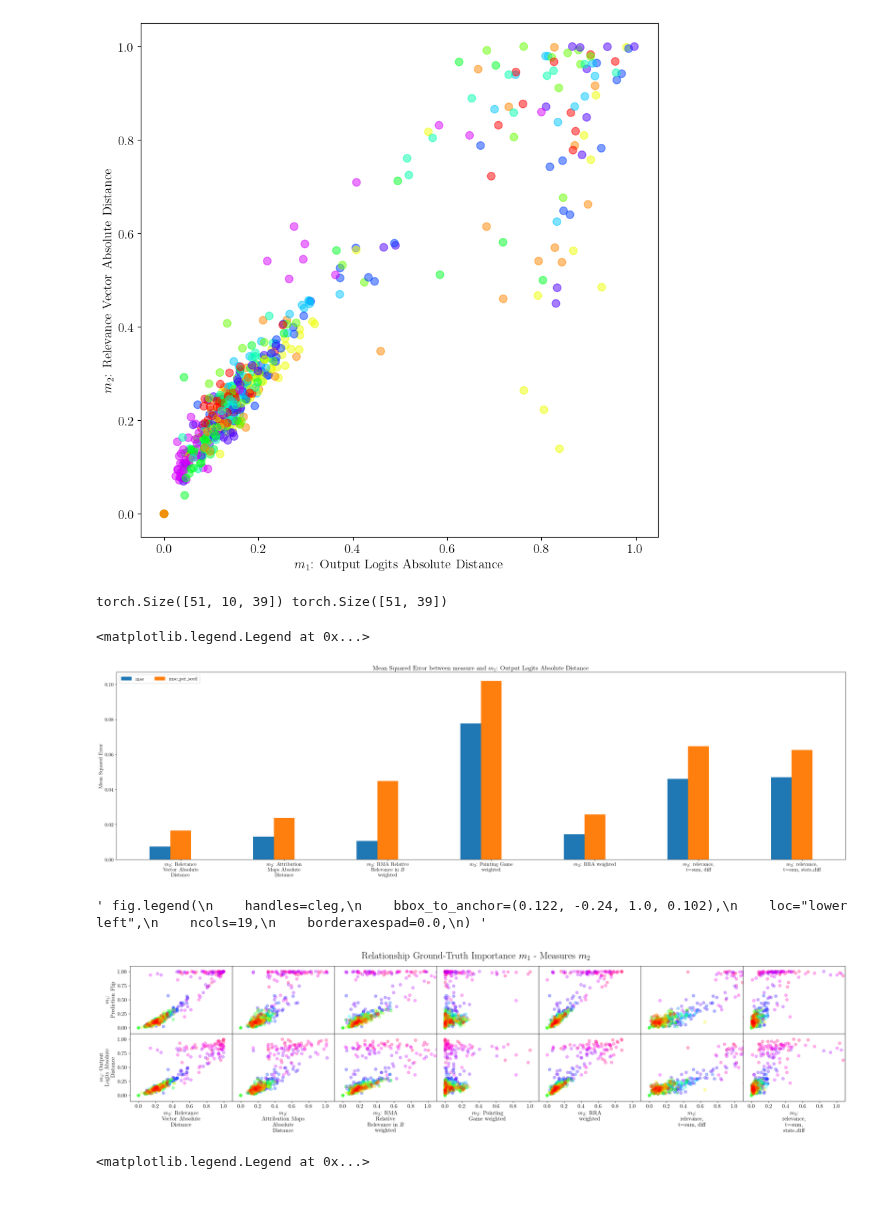
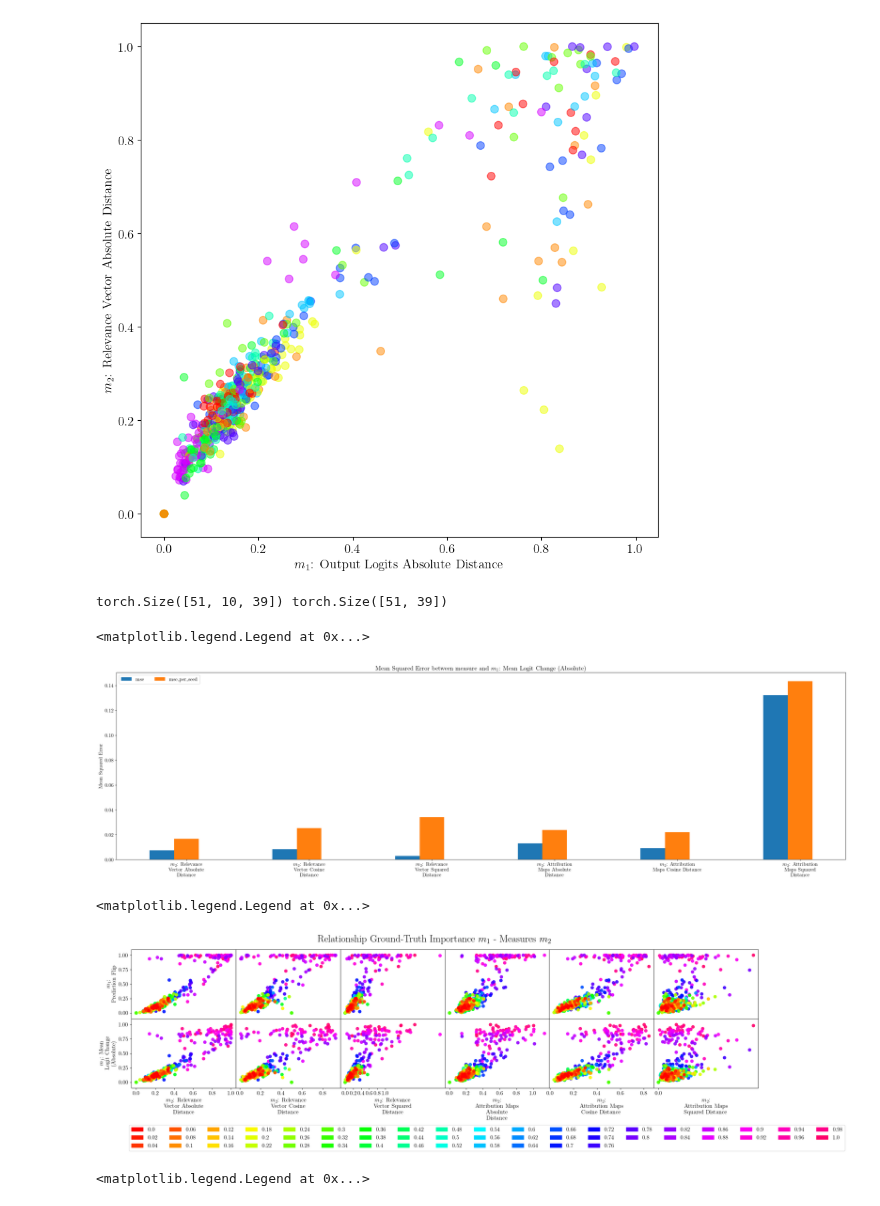
Before and after one commit to lillijo/xai-evaluation-master-thesis, a Jupyter notebook: experiments/compare_measures.ipynb, the cells around one changed output. Cells and saved outputs as stored; diff of their text form; code cells hidden in the pictures.

```diff
--- a/experiments/compare_measures.ipynb
+++ b/experiments/compare_measures.ipynb
@@ -80,10 +82,10 @@ ALL_MEASURES = [
 
 NAME_DICT = {
     "m1_phi": "$m_1$: Prediction Flip",
-    "m1_mlc_abs": "$m_1$: Output Logits Absolute Distance",
-    "m1_mlc_cosine": "$m_1$: Output Logits Cosine Distance",
+    "m1_mlc_abs": "$m_1$: Mean Logit Change (Absolute)",
+    "m1_mlc_cosine": "$m_1$: Mean Logit Change (Cosine)",
     "m1_mlc_euclid": "$m_1$: Output Logits Euclidean Distance (= Absolute Distance) ",
-    "m1_mlc_l2square": "$m_1$: Output Logits Squared ",
+    "m1_mlc_l2square": "$m_1$: Mean Logit Change (Squared) ",
     "m2_rel_abs": "$m_2$: Relevance Vector Absolute Distance",
     "m2_rel_cosine": "$m_2$: Relevance Vector Cosine Distance",
     "m2_rel_euclid": "$m_2$: Relevance Vector Euclidean",
@@ -827,18 +857,18 @@ m1s = [
 
 m2s = [
     "m2_rel_abs",
-    #"m2_rel_cosine",
+    "m2_rel_cosine",
     #"m2_rel_euclid",
-    #"m2_rel_l2square",
+    "m2_rel_l2square",
     "m2_mac_abs",
     #"m2_mac_euclid",
-    #"m2_mac_cosine",
-    #"m2_mac_l2square",
-    "m2_rma",
+    "m2_mac_cosine",
+    "m2_mac_l2square",
+    #"m2_rma",
     #"m2_rma_unweighted",
-    "m2_pg_weighted",
+    #"m2_pg_weighted",
     #"m2_pg_unweighted",
-    "m2_rra_weighted",
+    #"m2_rra_weighted",
     #"m2_rra_unweighted",
     #"m2_Rel_max_diff",
     #"m2_Rel_max_m_rels",
@@ -848,10 +878,10 @@ m2s = [
     #"m2_Act_max_m_rels",
     #"m2_Act_max_stats",
     #"m2_Act_max_stats_diff",
-    "m2_Rel_sum_diff",
+    #"m2_Rel_sum_diff",
     #"m2_Rel_sum_m_rels",
     #"m2_Rel_sum_stats",
-    "m2_Rel_sum_stats_diff",
+    #"m2_Rel_sum_stats_diff",
     #"m2_Act_sum_diff",
     #"m2_Act_sum_m_rels",
     #"m2_Act_sum_stats",
@@ -888,6 +918,7 @@ for_plot = {
     "mse_per_seed": [],
     "weighted_mse_per_seed": [],
 }
+
 per_rho = torch.mean(perseed_all, dim=(1))  # filtered
 per_seed = perseed_all
 print(per_seed.shape, per_rho.shape)
@@ -896,12 +927,12 @@ m1_phi_vals = per_rho[:, m1_index]
 m1_phi_valsps = per_seed[:, :, m1_index]
 for measure in m2s:
     mk = ALL_MEASURES.index(measure)
-    vals = per_rho[:, mk]  # / per_rho[:, mk].max()
+    vals = per_rho[:, mk]  #/ per_rho[:, mk].max()
 
-    if measure == "m2_mac_l2square":
+    """ if measure == "m2_mac_l2square":
         vals = vals / perseed_all[:, :, mk].max()
     if measure == "m2_mac_euclid":
-        vals = vals / perseed_all[:, :, mk].max()
+        vals = vals / perseed_all[:, :, mk].max() """
 
     mses[measure] = {
         "mse": mse(m1_phi_vals, vals),
@@ -943,7 +974,7 @@ ax.legend(loc="upper left", ncols=4)
 # %% [output]
 torch.Size([51, 10, 39]) torch.Size([51, 39])
 <matplotlib.legend.Legend at 0x...>
-[figure, old version]
+[figure, new version]
 # %%
 import matplotlib.patches as mpatches
 
@@ -961,41 +992,41 @@ fig, axs = plt.subplots(
 fig.suptitle("Relationship Ground-Truth Importance $m_1$ - Measures $m_2$",x=0.5, y=0.96, size=24 )
 
 for m1i, m1 in enumerate(m1s):
     for m2i, m2 in enumerate(m2s):
         m1_index = ALL_MEASURES.index(m1)
         m1_label = NAME_DICT[m1]
         m2_index = ALL_MEASURES.index(m2)
         m2_label = NAME_DICT[m2]
         m1_val = perseed_all[:, :, m1_index].flatten()  # .flatten() #
         m2_val = perseed_all[:, :, m2_index].flatten()  # .flatten() #
-        if m2 == "m2_mac_l2square":
+        """ if m2 == "m2_mac_l2square":
             m2_val = m2_val / perseed_all[:, :,m2_index].max()
         if m2 == "m2_mac_euclid":
-            m2_val = m2_val / perseed_all[:, :,m2_index].max()
+            m2_val = m2_val / perseed_all[:, :,m2_index].max()  """
         axs[m1i, m2i].set_ylim([-0.1, 1.1])
-        axs[m1i, m2i].set_xlim([-0.1, 1.1])
+        #axs[m1i, m2i].set_xlim([-0.1, 1.1])
         axs[m1i, m2i].set_xlabel("\n".join(wrap(m2_label, 16)))
         axs[m1i, m2i].set_ylabel("\n".join(wrap(m1_label, 16)))
         axs[m1i, m2i].xaxis.set_ticks([0, 0.2, 0.4, 0.6, 0.8, 1.0])
         #axs[m1i, m2i].yaxis.set_ticks([0, 0.2, 0.4, 0.6, 0.8, 1.0])
         if m2i > 0:
             axs[m1i, m2i].yaxis.set_visible(False)
         plot_idx = list(range((iterations*51 -1),-1,-1))#np.random.permutation(m1_val.shape[0])
         colorvals = matplotlib.cm.hsv(np.linspace(0, 1, 54))
         cols = [colorvals[r] for r in range(51) for i in range(iterations)]
         cleg = [mpatches.Patch(color=colorvals[i], label=str(biases[i])) for i in range(51)]
         color_seq = torch.tensor(cols)[plot_idx]
-        axs[m1i, m2i].scatter(m2_val[plot_idx], m1_val[plot_idx], c=color_seq, alpha=0.3, s=50)  # color="black",
-""" fig.legend(
+        axs[m1i, m2i].scatter(m2_val[plot_idx], m1_val[plot_idx], c=color_seq, alpha=0.9, s=50)  # color="black",
+fig.legend(
     handles=cleg,
     bbox_to_anchor=(0.122, -0.24, 1.0, 0.102),
     loc="lower left",
     ncols=19,
     borderaxespad=0.0,
-) """
+)
 # %% [output]
-' fig.legend(\n    handles=cleg,\n    bbox_to_anchor=(0.122, -0.24, 1.0, 0.102),\n    loc="lower left",\n    ncols=19,\n    borderaxespad=0.0,\n) '
+<matplotlib.legend.Legend at 0x...>
-[figure, old version]
+[figure, new version]
 # %%
 
 x = np.arange(len(mses.keys()))  # the label locations
```
Also changed, not shown: parts of 9 cells of this notebook, 8 other files.
